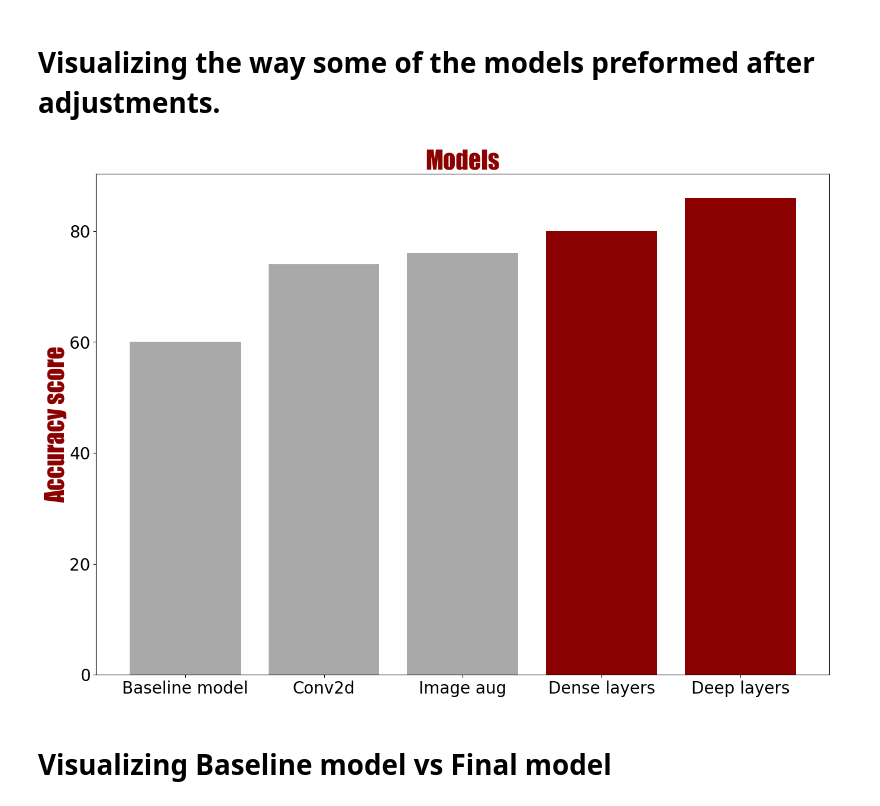
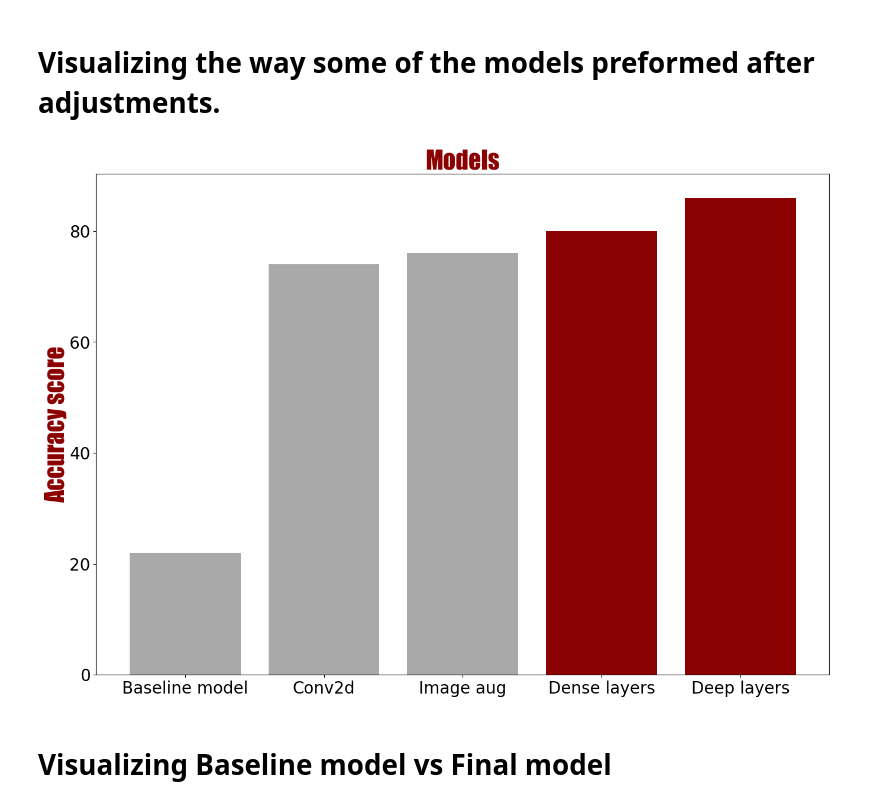
Before and after one commit to DSEDDIE/NOODLE, a Jupyter notebook: Lululemon final notebook.ipynb, the cells around one changed output. Drawn from its saved outputs; the diff is of its cells as text; code cells hidden in the pictures.

```diff
--- a/Exploring.ipynb
+++ b/Lululemon final notebook.ipynb
@@ -1375,31 +1375,31 @@ Lululemon gains reliable data and can add new sales growth opportunities with th
 # %%
 fig, ax = plt.subplots(figsize=(16, 11))
 
 
-height = [60, 74, 76, 80, 86]
+height = [22, 74, 76, 80, 86]
 
 bars = ('Baseline model', 'Conv2d', 'Image aug','Dense layers', 'Deep layers')
 y_pos = np.arange(len(bars))
 
 # Create bars
 plt.bar(y_pos, height, color=('darkgrey', 'darkgrey','darkgrey', 'darkred', 'darkred'))
 
 
 # Create names on the x-axis
 plt.xticks(y_pos, bars,fontsize=20)
 plt.yticks(fontsize=20)
 #font properties
 font1 = {'family':'fantasy','color':'darkred','size':30}
 
 # Label x, y and title
 ax.set_title('Models',fontdict= font1)
 ax.set_ylabel('Accuracy score',fontdict= font1)
 
 
 # Show graphic
 plt.show()
 # %% [output]
-[figure, old version]
+[figure, new version]
 # %% [markdown]
 # Visualizing Baseline model vs Final model
 # %%
```
Also changed, not shown: parts of 19 cells of this notebook.
